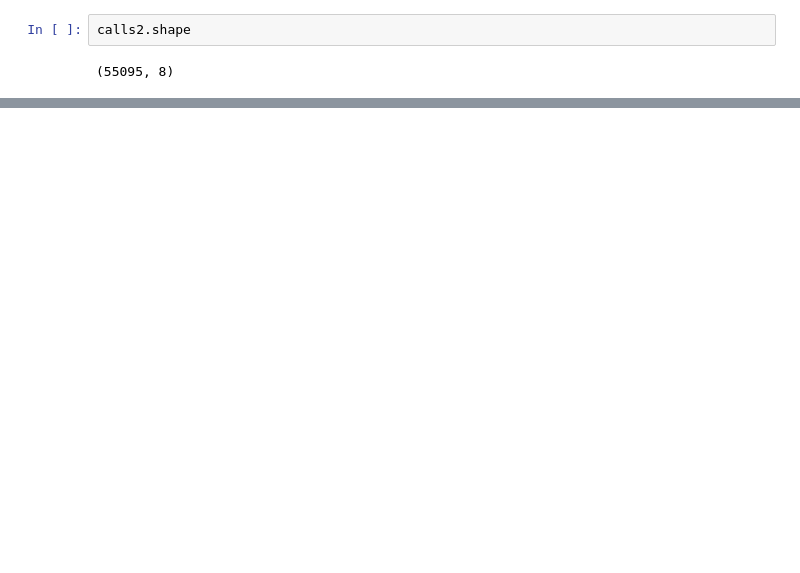
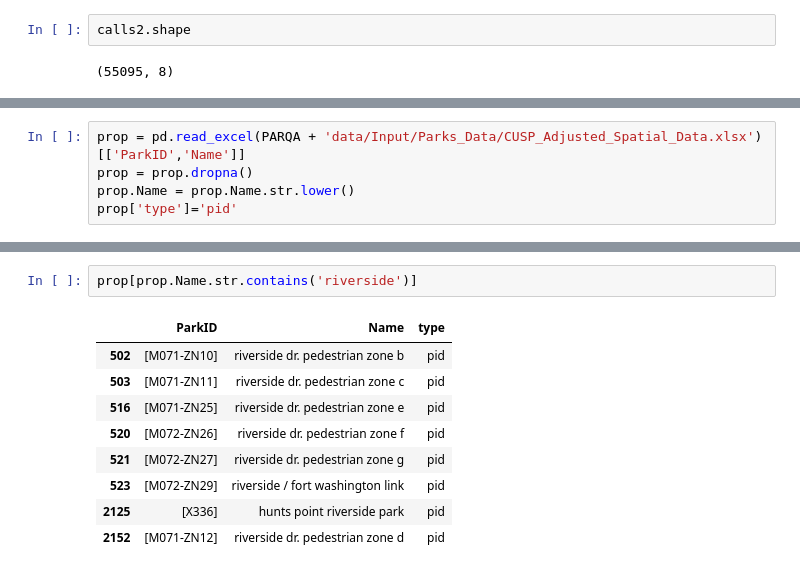
Before and after one commit to gdobler/parqa, a Jupyter notebook: 311/311_calls_to_ParkID.ipynb, the cells around one changed output, grey strips where cells are left out. Saved outputs shown, nothing was run; the diff lists cells and outputs as text; blank space fills up the shorter version.

Commit message:
park PID2

```diff
--- a/311/311_calls_to_ParkID.ipynb
+++ b/311/311_calls_to_ParkID.ipynb
@@ -109,0 +135,5 @@ calls2.shape
+# %%
+prop = pd.read_excel(PARQA + 'data/Input/Parks_Data/CUSP_Adjusted_Spatial_Data.xlsx')[['ParkID','Name']]
+prop = prop.dropna()
+prop.Name = prop.Name.str.lower()
+prop['type']='pid'
@@ -109,0 +159,12 @@ calls2.shape
+# %%
+prop[prop.Name.str.contains('riverside')]
+# %% [output]
+|  | ParkID | Name | type |
+| 502 | [M071-ZN10] | riverside dr. pedestrian zone b | pid |
+| 503 | [M071-ZN11] | riverside dr. pedestrian zone c | pid |
+| 516 | [M071-ZN25] | riverside dr. pedestrian zone e | pid |
+| 520 | [M072-ZN26] | riverside dr. pedestrian zone f | pid |
+| 521 | [M072-ZN27] | riverside dr. pedestrian zone g | pid |
+| 523 | [M072-ZN29] | riverside / fort washington link | pid |
+| 2125 | [X336] | hunts point riverside park | pid |
+| 2152 | [M071-ZN12] | riverside dr. pedestrian zone d | pid |
```
Also changed, not shown: parts of 20 cells of this notebook.
